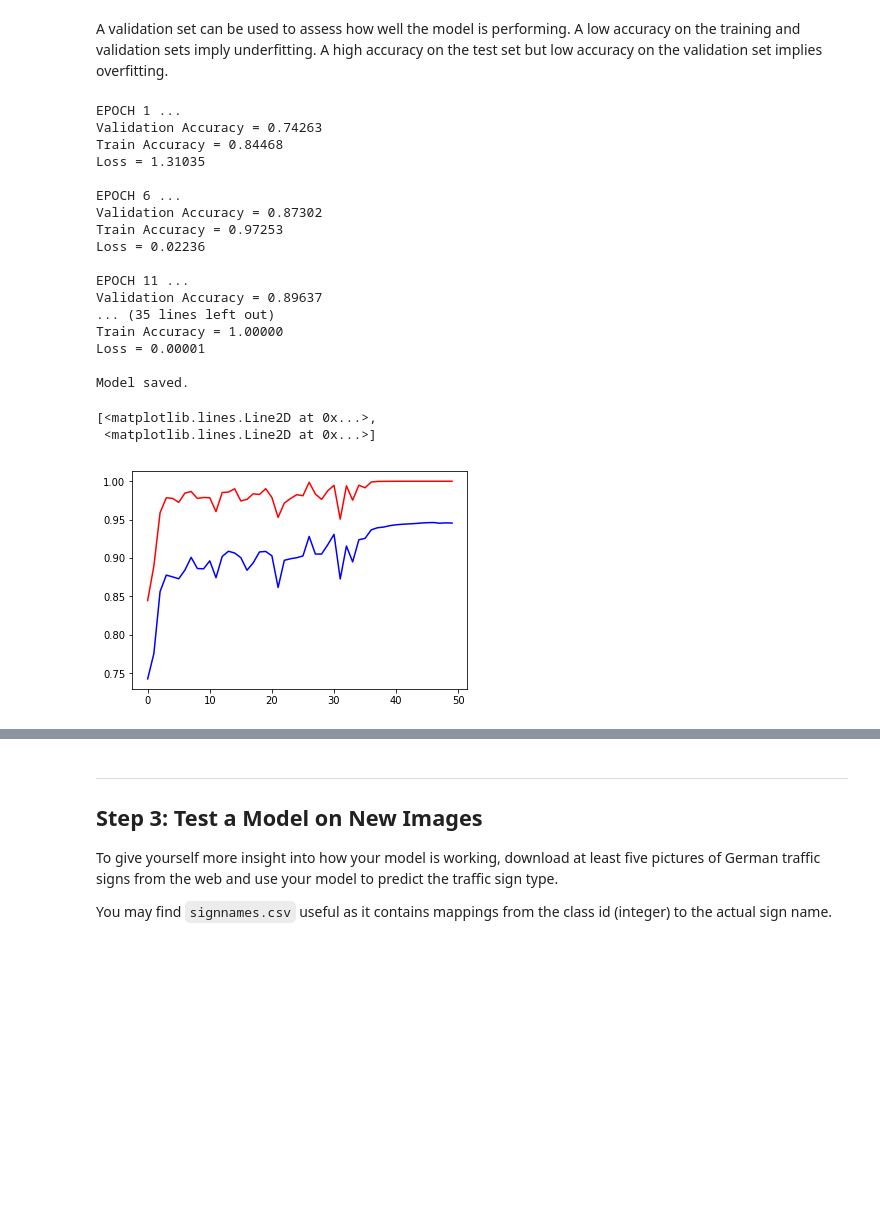
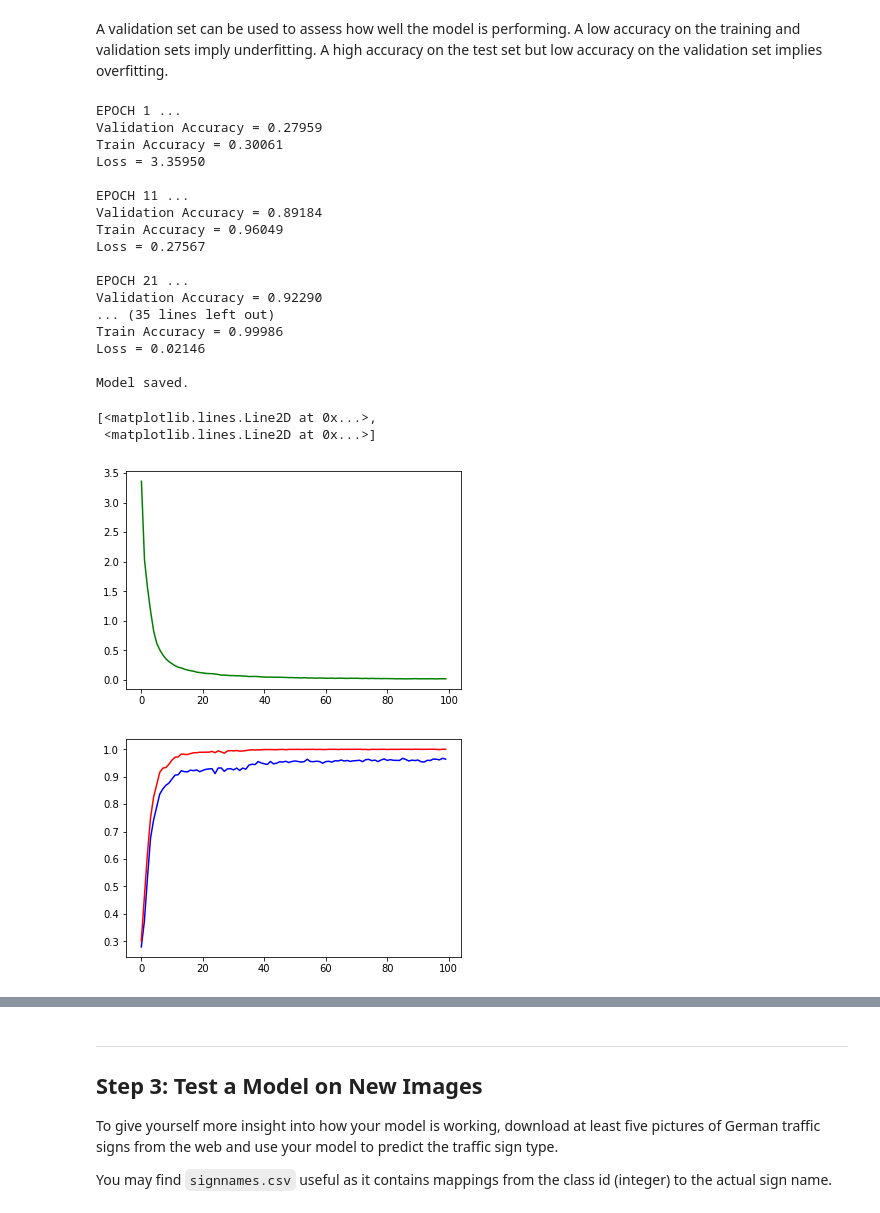
Before and after one commit to tongda/CarND-Traffic-Sign-Classifier-Project, a Jupyter notebook: Traffic_Sign_Classifier.ipynb, the cells around one changed output, grey strips where cells are left out. Drawn from its saved outputs; the diff is of its cells as text; code cells hidden in the pictures; blank space fills up the shorter version.

```diff
--- a/Traffic_Sign_Classifier.ipynb
+++ b/Traffic_Sign_Classifier.ipynb
@@ -315,13 +384,14 @@ def mynet3(x, is_training):
 A validation set can be used to assess how well the model is performing. A low accuracy on the training and validation
 sets imply underfitting. A high accuracy on the test set but low accuracy on the validation set implies overfitting.
 # %%
-X = tf.placeholder(tf.float32, shape=(None, 32, 32, 3), name='X')
+X = tf.placeholder(tf.float32, shape=(None, 32, 32, 4), name='X')
 y = tf.placeholder(tf.int32, shape=(None,), name='y')
 y_one_hot = tf.one_hot(y, n_classes, name='y_one_hot')
 
 is_training = tf.placeholder(tf.bool, name='is_training')
+keep_prob = tf.placeholder(tf.float32, name='keep_prob')
 
-logits = mynet3(X, is_training)
+logits = mynet3(X, is_training, keep_prob)
 cross_entropy = tf.nn.softmax_cross_entropy_with_logits(logits=logits, labels=y_one_hot)
 loss_op = tf.reduce_mean(cross_entropy)
 optimizer = tf.train.AdamOptimizer(learning_rate=0.001)
@@ -341,7 +411,7 @@ def evaluate(X_data, y_data):
     sess = tf.get_default_session()
     for offset in range(0, num_examples, BATCH_SIZE):
         batch_x, batch_y = X_data[offset:offset+BATCH_SIZE], y_data[offset:offset+BATCH_SIZE]
-        accuracy = sess.run(accuracy_operation, feed_dict={X: batch_x, y: batch_y, is_training: False})
+        accuracy = sess.run(accuracy_operation, feed_dict={X: batch_x, y: batch_y, is_training: False, keep_prob: 1.0})
         total_accuracy += (accuracy * len(batch_x))
     return total_accuracy / num_examples
 # %%
@@ -353,12 +423,13 @@ def evaluate(X_data, y_data):
 from sklearn.model_selection import train_test_split
 from sklearn.utils import shuffle
 
-# X_train_, X_valid, y_train_, y_valid = train_test_split(X_train, y_train, test_size=0.2)
+BATCH_SIZE = 1024
+EPOCH_NUM = 100
 
-BATCH_SIZE = 128
-EPOCH_NUM = 50
+config = tf.ConfigProto()
+config.graph_options.optimizer_options.global_jit_level = tf.OptimizerOptions.ON_1
 
-with tf.Session() as sess:
+with tf.Session(config=config) as sess:
     sess.run(tf.global_variables_initializer())
     losses = []
     validation_accuracies = []
@@ -369,49 +440,54 @@ with tf.Session() as sess:
         for offset in range(0, n_train, BATCH_SIZE):
             end = offset + BATCH_SIZE
             X_batch, y_batch = X_train[offset:end], y_train[offset:end]
-            loss_batch, _ = sess.run([loss_op, train_op], feed_dict={X: X_batch, y: y_batch, is_training: True})
+            loss_batch, _ = sess.run([loss_op, train_op], feed_dict={X: X_batch, y: y_batch, is_training: True, keep_prob: 0.75})
             loss_total += loss_batch * len(X_batch)
 
         loss = loss_total / n_train
         losses.append(loss)
         validation_accuracy = evaluate(X_valid, y_valid)
         validation_accuracies.append(validation_accuracy)
         train_accuracy = evaluate(X_train, y_train)
         train_accuracies.append(train_accuracy)
 
-        if i % 5 == 0:
+        if i % 10 == 0:
             print("EPOCH {} ...".format(i+1))
             print("Validation Accuracy = {:.5f}".format(validation_accuracy))
             print("Train Accuracy = {:.5f}".format(train_accuracy))
             print("Loss = {:.5f}".format(loss_total / n_train))
             print()
 
     saver.save(sess, "./traffic")
     print("Model saved.")
 
+plt.figure(1)
+plt.plot(range(EPOCH_NUM), losses, 'g')
+
+plt.figure(2)
 plt.plot(range(EPOCH_NUM), validation_accuracies, 'b',
          range(EPOCH_NUM), train_accuracies, 'r')
 # %% [output]
 EPOCH 1 ...
-Validation Accuracy = 0.74263
-Train Accuracy = 0.84468
-Loss = 1.31035
-
-EPOCH 6 ...
-Validation Accuracy = 0.87302
-Train Accuracy = 0.97253
-Loss = 0.02236
+Validation Accuracy = 0.27959
+Train Accuracy = 0.30061
+Loss = 3.35950
 
 EPOCH 11 ...
-Validation Accuracy = 0.89637
+Validation Accuracy = 0.89184
+Train Accuracy = 0.96049
+Loss = 0.27567
+
+EPOCH 21 ...
+Validation Accuracy = 0.92290
 ... (35 lines left out)
-Train Accuracy = 1.00000
-Loss = 0.00001
+Train Accuracy = 0.99986
+Loss = 0.02146
 
 Model saved.
 [<matplotlib.lines.Line2D at 0x...>,
  <matplotlib.lines.Line2D at 0x...>]
-[figure, old version]
+[figure, new version]
+[figure, added]
 # %%
 with tf.Session() as sess:
     saver.restore(sess, tf.train.latest_checkpoint('.'))
```
Also changed, not shown: parts of 4 cells of this notebook.
